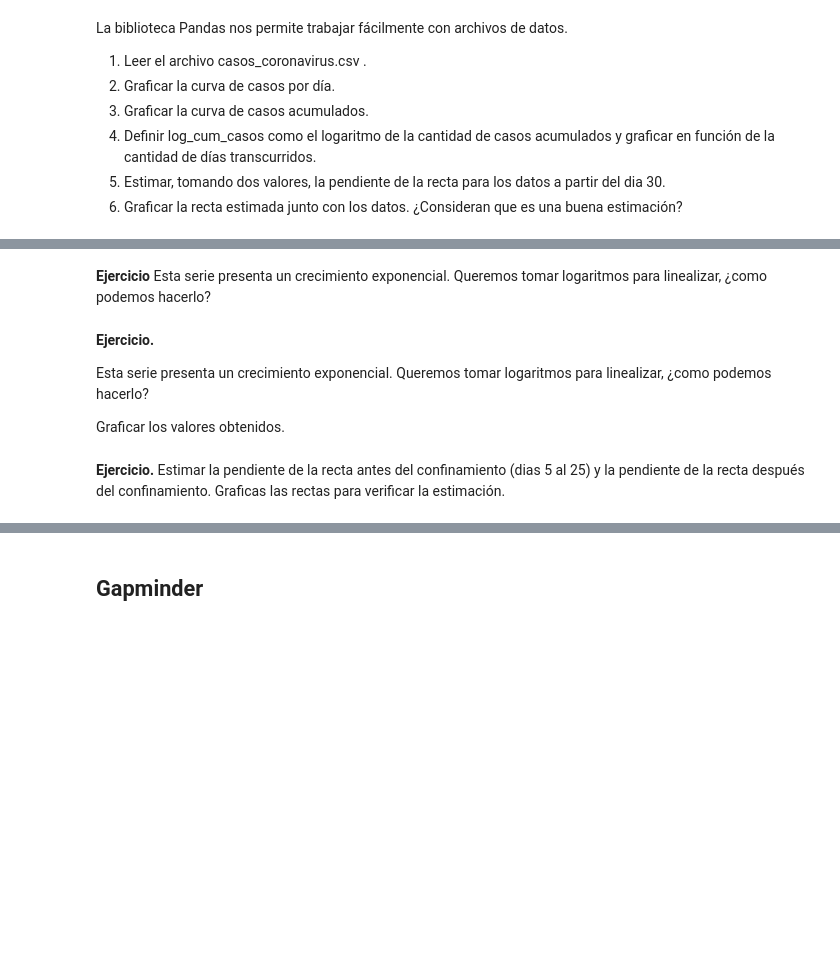
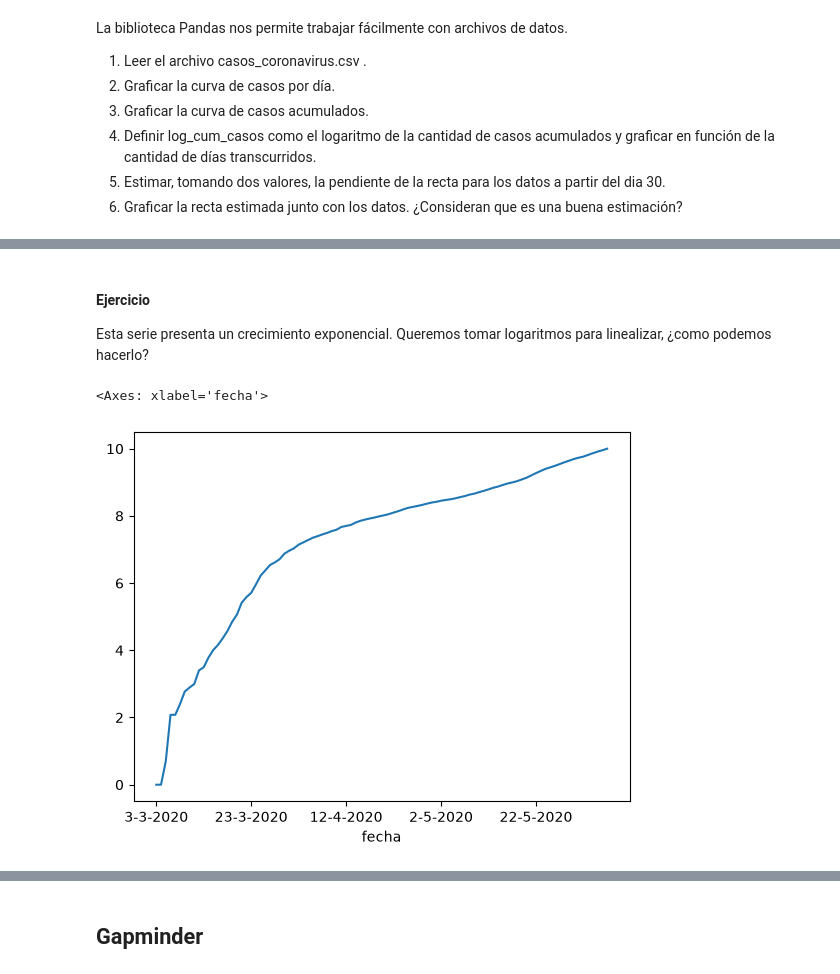
Before and after one commit to franamato/laboratorio-de-datos-1c2026, a Jupyter notebook: ldd-clase02-estadisticaDescriptiva.ipynb, the cells around one changed output, grey strips where cells are left out. Saved outputs shown, nothing was run; the diff lists cells and outputs as text; code cells hidden in the pictures; blank space fills up the shorter version.

```diff
--- a/ldd-clase02-estadisticaDescriptiva.ipynb
+++ b/ldd-clase02-estadisticaDescriptiva.ipynb
@@ -349,4 +425,4 @@ df.info()
 # %%
 # ¿Cómo usamos la fecha como índice?
-df = pd.read_csv("casos_coronavirus.csv").set_index("fecha")
+df = pd.read_csv("data/casos_coronavirus.csv").set_index("fecha")
 df
@@ -359,10 +456,4 @@ df.confirmados_Nuevos.cumsum().plot()
 # %% [markdown]
-**Ejercicio**
+#### **Ejercicio**
 Esta serie presenta un crecimiento exponencial.
 Queremos tomar logaritmos para linealizar, ¿como podemos hacerlo?
-# %% [markdown]
-**Ejercicio.**
-
-Esta serie presenta un crecimiento exponencial. Queremos tomar logaritmos para linealizar, ¿como podemos hacerlo?
-
-Graficar los valores obtenidos.
@@ -373,3 +460,7 @@ plt.plot(casos)  # No es tan bueno para manejar los ticks de fechas
-# %% [markdown]
-**Ejercicio.** Estimar la pendiente de la recta antes del confinamiento (dias 5 al 25) y la pendiente de la recta después del confinamiento. Graficas las rectas para verificar la estimación.
+# %%
+log_cum_casos = np.log(df.confirmados_Nuevos.cumsum())
+log_cum_casos.plot()
+# %% [output]
+<Axes: xlabel='fecha'>
+[figure, added]
 # %%
```
Also changed, not shown: parts of 87 cells of this notebook.
